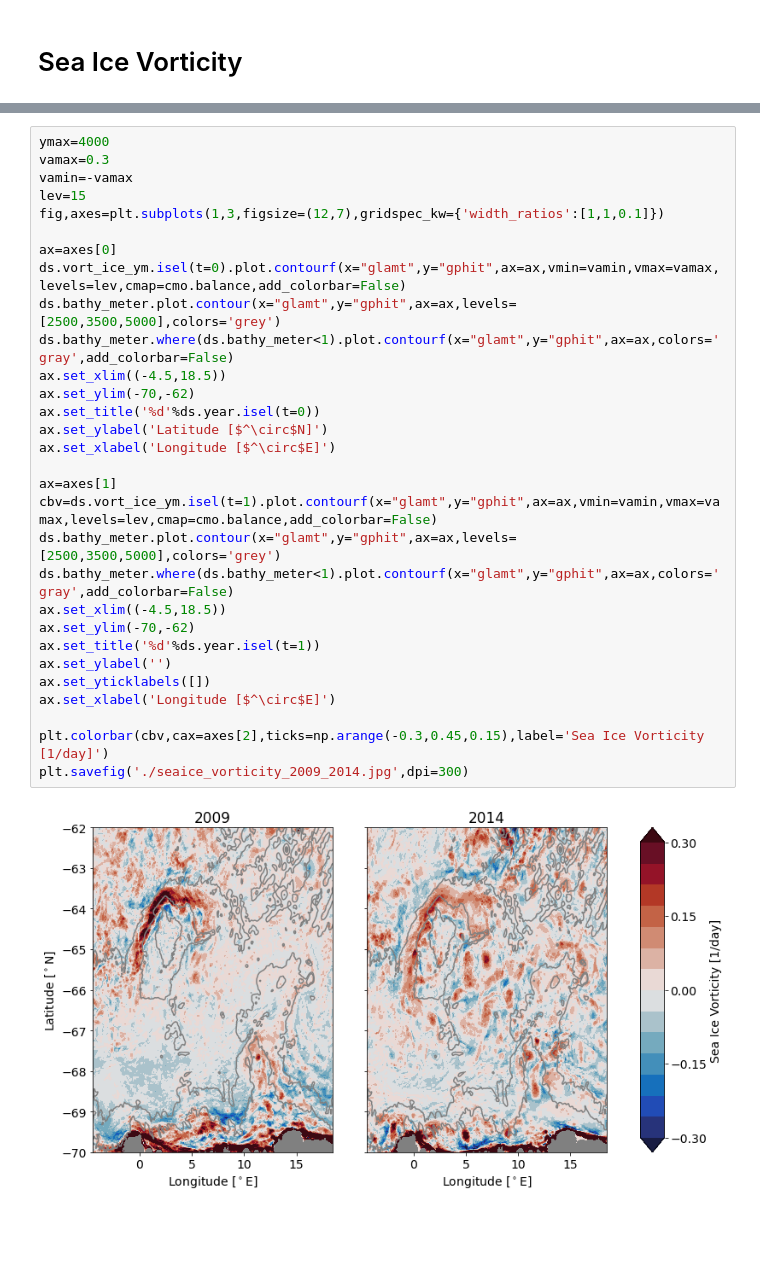
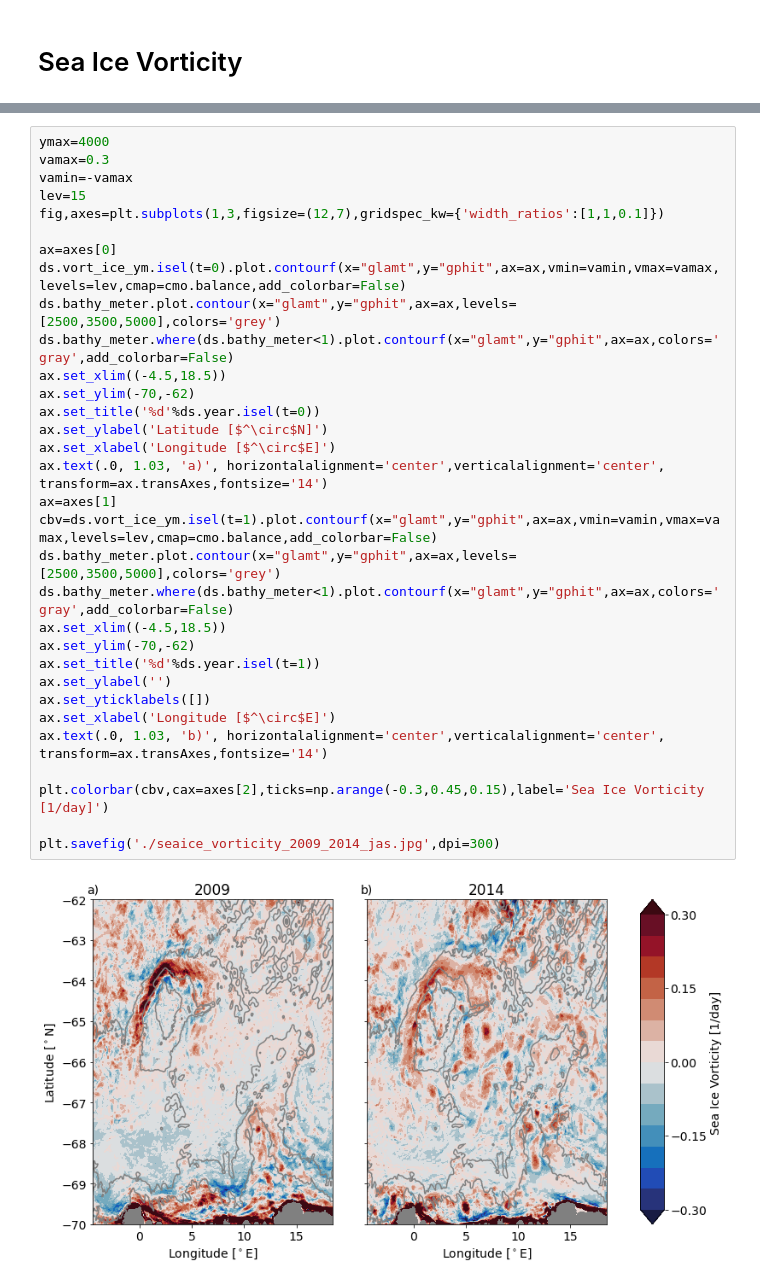
Before and after one commit to bguelk/JGR_2023_MaudRise, a Jupyter notebook: plot_figures/plot_sections.ipynb, the cells around one changed output, grey strips where cells are left out. Cells and saved outputs as stored; diff of their text form; blank space fills up the shorter version.

```diff
--- a/plot_figures/plot_sections.ipynb
+++ b/plot_figures/plot_sections.ipynb
@@ -363,32 +363,34 @@ Data variables:
 # %%
 ymax=4000
 vamax=0.3
 vamin=-vamax
 lev=15
 fig,axes=plt.subplots(1,3,figsize=(12,7),gridspec_kw={'width_ratios':[1,1,0.1]})
 
 ax=axes[0]
 ds.vort_ice_ym.isel(t=0).plot.contourf(x="glamt",y="gphit",ax=ax,vmin=vamin,vmax=vamax,levels=lev,cmap=cmo.balance,add_colorbar=False)
 ds.bathy_meter.plot.contour(x="glamt",y="gphit",ax=ax,levels=[2500,3500,5000],colors='grey')
 ds.bathy_meter.where(ds.bathy_meter<1).plot.contourf(x="glamt",y="gphit",ax=ax,colors='gray',add_colorbar=False)
 ax.set_xlim((-4.5,18.5))
 ax.set_ylim(-70,-62)
 ax.set_title('%d'%ds.year.isel(t=0))
 ax.set_ylabel('Latitude [$^\circ$N]')
 ax.set_xlabel('Longitude [$^\circ$E]')
-
+ax.text(.0, 1.03, 'a)', horizontalalignment='center',verticalalignment='center', transform=ax.transAxes,fontsize='14')
 ax=axes[1]
 cbv=ds.vort_ice_ym.isel(t=1).plot.contourf(x="glamt",y="gphit",ax=ax,vmin=vamin,vmax=vamax,levels=lev,cmap=cmo.balance,add_colorbar=False)
 ds.bathy_meter.plot.contour(x="glamt",y="gphit",ax=ax,levels=[2500,3500,5000],colors='grey')
 ds.bathy_meter.where(ds.bathy_meter<1).plot.contourf(x="glamt",y="gphit",ax=ax,colors='gray',add_colorbar=False)
 ax.set_xlim((-4.5,18.5))
 ax.set_ylim(-70,-62)
 ax.set_title('%d'%ds.year.isel(t=1))
 ax.set_ylabel('')
 ax.set_yticklabels([])
 ax.set_xlabel('Longitude [$^\circ$E]')
+ax.text(.0, 1.03, 'b)', horizontalalignment='center',verticalalignment='center', transform=ax.transAxes,fontsize='14')
 
 plt.colorbar(cbv,cax=axes[2],ticks=np.arange(-0.3,0.45,0.15),label='Sea Ice Vorticity [1/day]')
-plt.savefig('./seaice_vorticity_2009_2014.jpg',dpi=300)
+
+plt.savefig('./seaice_vorticity_2009_2014_jas.jpg',dpi=300)
 # %% [output]
-[figure, old version]
+[figure, new version]
```
Also changed, not shown: parts of 2 cells of this notebook.
